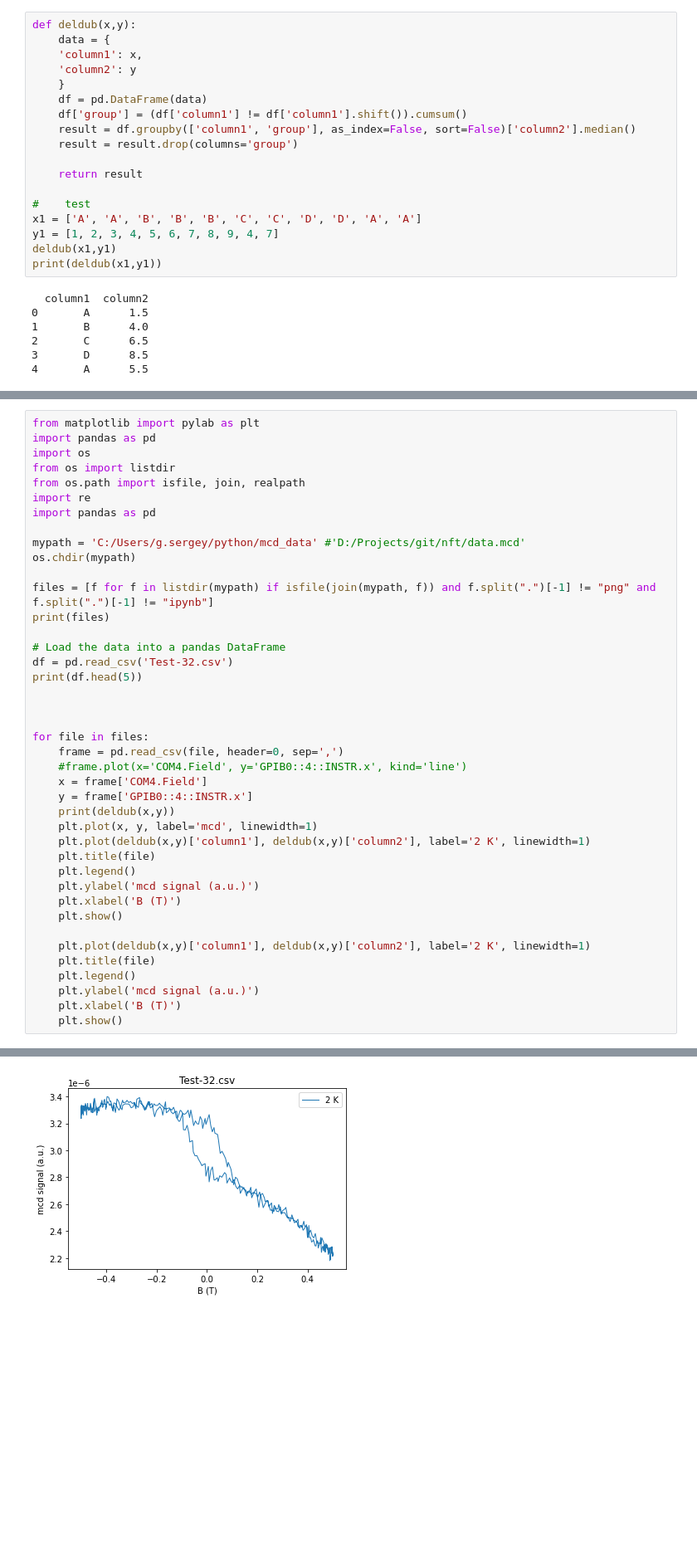
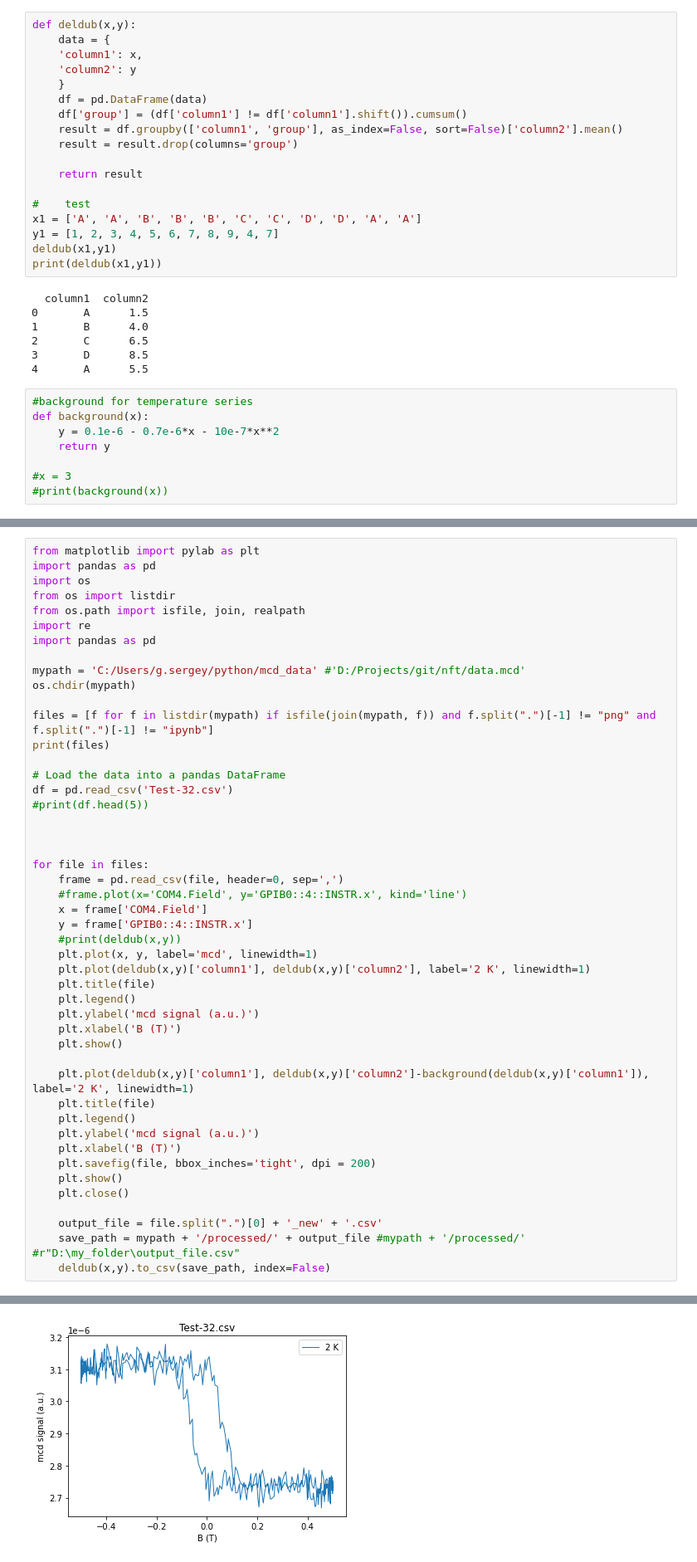
Before and after one commit to StrangerOne1/nft, a Jupyter notebook: nft_mcd.ipynb, the cells around one changed output, grey strips where cells are left out. Shown at 83% size. Saved outputs shown, nothing was run; the diff lists cells and outputs as text; blank space fills up the shorter version.

```diff
--- a/nft_mcd.ipynb
+++ b/nft_mcd.ipynb
@@ -8,7 +8,7 @@ def deldub(x,y):
     }
     df = pd.DataFrame(data)
     df['group'] = (df['column1'] != df['column1'].shift()).cumsum()
-    result = df.groupby(['column1', 'group'], as_index=False, sort=False)['column2'].median()
+    result = df.groupby(['column1', 'group'], as_index=False, sort=False)['column2'].mean()
     result = result.drop(columns='group')
 
     return result
@@ -25,3 +25,11 @@ print(deldub(x1,y1))
 2       C      6.5
 3       D      8.5
 4       A      5.5
+# %%
+#background for temperature series
+def background(x):
+    y = 0.1e-6 - 0.7e-6*x - 10e-7*x**2
+    return y
+
+#x = 3
+#print(background(x))
@@ -42,7 +52,7 @@ print(files)
 
 # Load the data into a pandas DataFrame
 df = pd.read_csv('Test-32.csv')
-print(df.head(5))
+#print(df.head(5))
 
 
 
@@ -51,7 +61,7 @@ for file in files:
     #frame.plot(x='COM4.Field', y='GPIB0::4::INSTR.x', kind='line')
     x = frame['COM4.Field']
     y = frame['GPIB0::4::INSTR.x']
-    print(deldub(x,y))
+    #print(deldub(x,y))
     plt.plot(x, y, label='mcd', linewidth=1)
     plt.plot(deldub(x,y)['column1'], deldub(x,y)['column2'], label='2 K', linewidth=1)
     plt.title(file)
@@ -60,11 +70,17 @@ for file in files:
     plt.xlabel('B (T)')
     plt.show()
 
-    plt.plot(deldub(x,y)['column1'], deldub(x,y)['column2'], label='2 K', linewidth=1)
+    plt.plot(deldub(x,y)['column1'], deldub(x,y)['column2']-background(deldub(x,y)['column1']), label='2 K', linewidth=1)
     plt.title(file)
     plt.legend()
     plt.ylabel('mcd signal (a.u.)')
     plt.xlabel('B (T)')
+    plt.savefig(file, bbox_inches='tight', dpi = 200)
     plt.show()
+    plt.close()
+
+    output_file = file.split(".")[0] + '_new' + '.csv'
+    save_path = mypath + '/processed/' + output_file #mypath + '/processed/' #r"D:\my_folder\output_file.csv"
+    deldub(x,y).to_csv(save_path, index=False)
 # %% [output]
 ['Test-32.csv']
@@ -87,2 +87,2 @@ for file in files:
 [figure]
-[figure, old version]
+[figure, new version]
```
Also changed, not shown: parts of 2 cells of this notebook.
